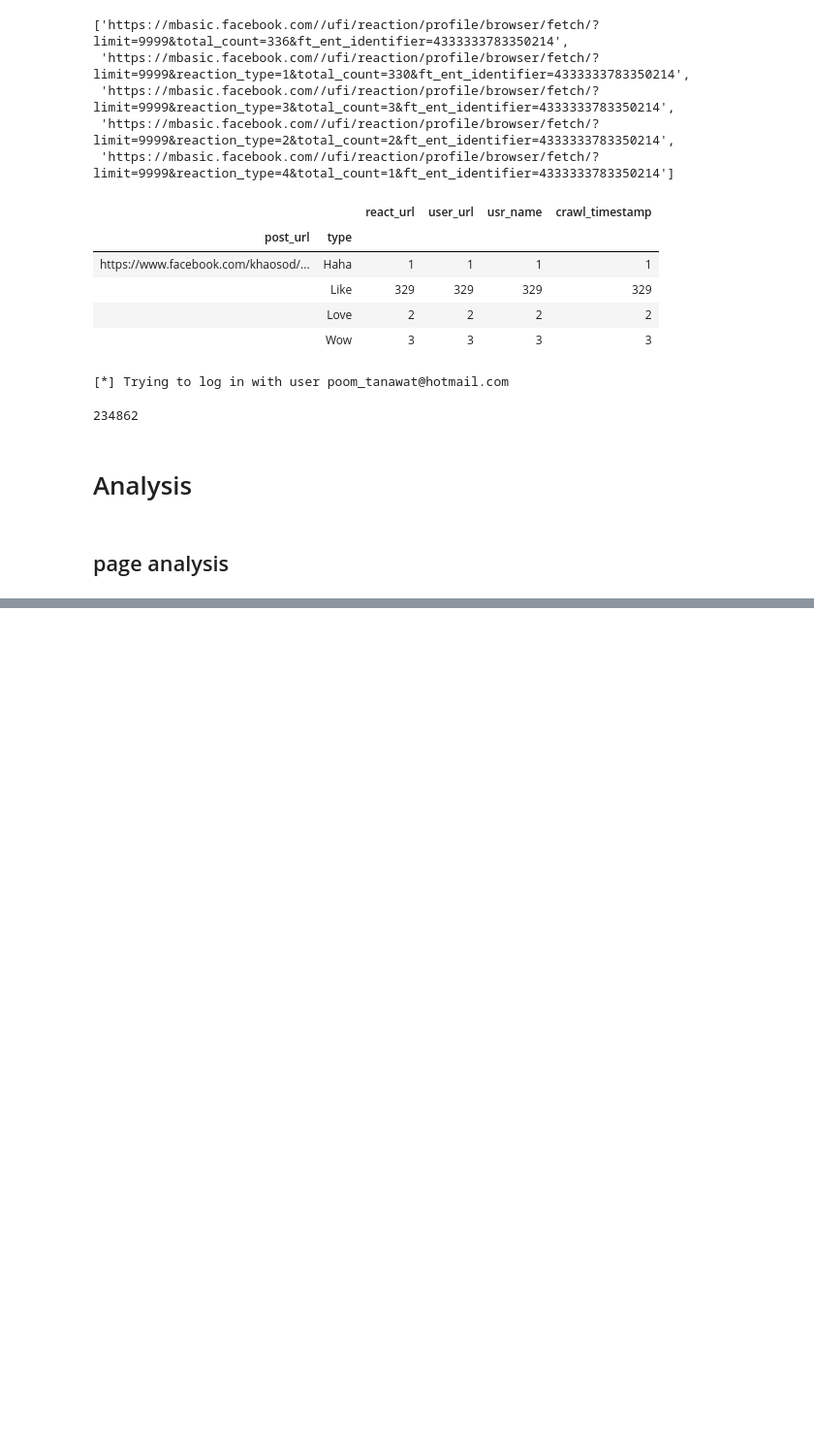
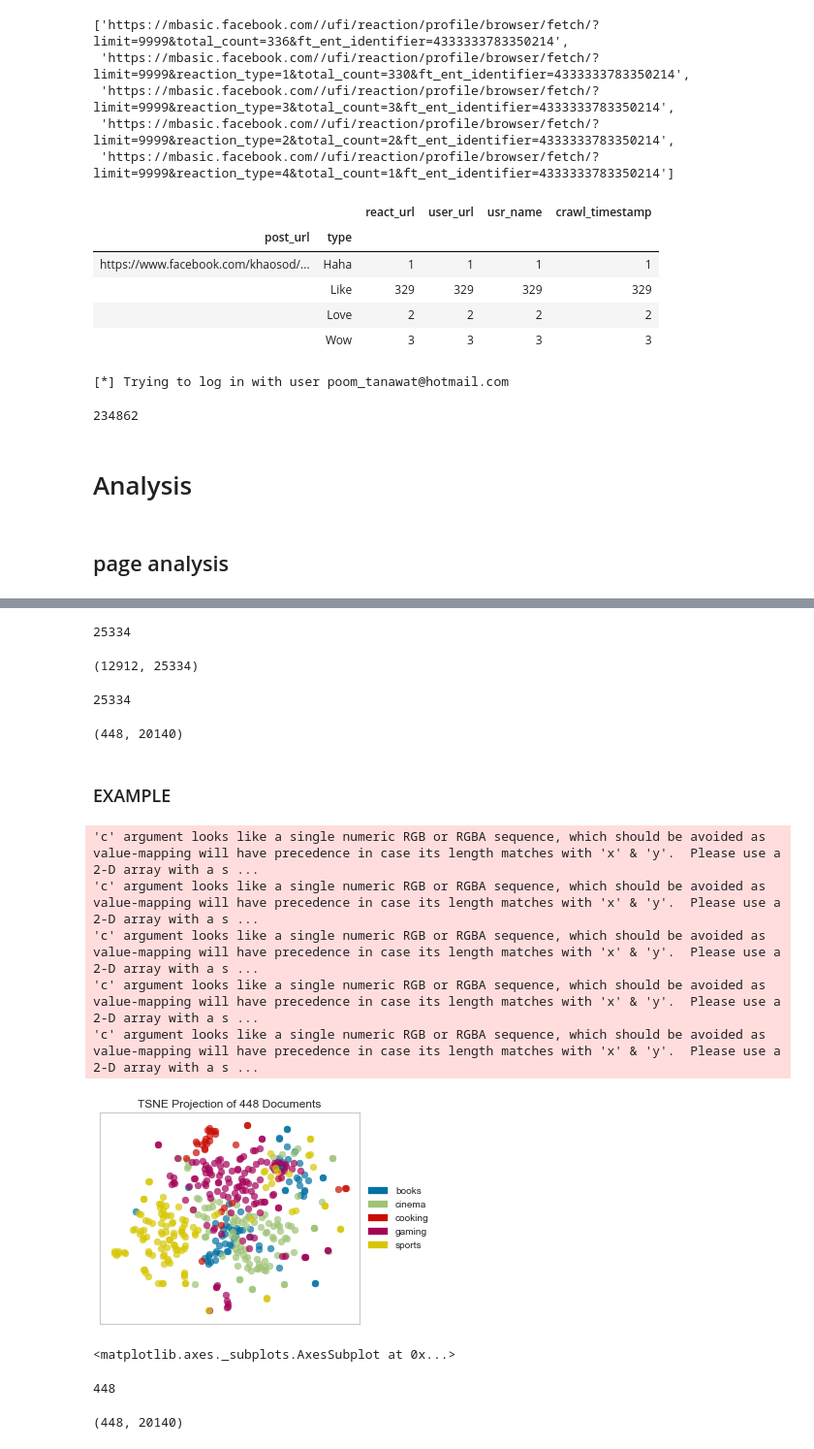
Before and after one commit to Duayt/sna_project, a Jupyter notebook: Poom-Analysis.ipynb, the cells around one changed output, grey strips where cells are left out. Shown at 97% size. Cells and saved outputs as stored; diff of their text form; code cells hidden in the pictures; blank space fills up the shorter version.

```diff
--- a/Poom-Analysis.ipynb
+++ b/Poom-Analysis.ipynb
@@ -647,0 +771,24 @@ len(df)
+# %%
+from sklearn.feature_extraction.text import CountVectorizer
+sentences= df_post['post_message_token'].str.split().tolist()
+
+tokens_list_j = [','.join(tkn) for tkn in sentences]
+cvec = CountVectorizer(analyzer=lambda x:x.split(','))
+c_feat = cvec.fit_transform(tokens_list_j)
+print(len(cvec.vocabulary_))
+c_feat.shape
+# %% [output]
+25334
+(12912, 25334)
+# %%
+from sklearn.feature_extraction.text import TfidfVectorizer
+tvec = TfidfVectorizer(analyzer=lambda x:x.split(','),)
+t_feat = tvec.fit_transform(tokens_list_j)
+print(len(tvec.get_feature_names()))
+# %% [output]
+25334
+# %%
+df_post['page_name'].unique()
+X.shape
+# %% [output]
+(448, 20140)
@@ -647,0 +812,35 @@ len(df)
+# %% [markdown]
+### EXAMPLE
+# %%
+from sklearn.feature_extraction.text import TfidfVectorizer
+
+from yellowbrick.text import TSNEVisualizer
+from yellowbrick.datasets import load_hobbies
+
+# Load the data and create document vectors
+corpus = load_hobbies()
+tfidf = TfidfVectorizer()
+
+X = tfidf.fit_transform(corpus.data)
+y = corpus.target
+
+# Create the visualizer and draw the vectors
+tsne = TSNEVisualizer()
+tsne.fit(X, y)
+tsne.show()
+# %% [output]
+'c' argument looks like a single numeric RGB or RGBA sequence, which should be avoided as value-mapping will have precedence in case its length matches with 'x' & 'y'.  Please use a 2-D array with a s ...
+'c' argument looks like a single numeric RGB or RGBA sequence, which should be avoided as value-mapping will have precedence in case its length matches with 'x' & 'y'.  Please use a 2-D array with a s ...
+'c' argument looks like a single numeric RGB or RGBA sequence, which should be avoided as value-mapping will have precedence in case its length matches with 'x' & 'y'.  Please use a 2-D array with a s ...
+'c' argument looks like a single numeric RGB or RGBA sequence, which should be avoided as value-mapping will have precedence in case its length matches with 'x' & 'y'.  Please use a 2-D array with a s ...
+'c' argument looks like a single numeric RGB or RGBA sequence, which should be avoided as value-mapping will have precedence in case its length matches with 'x' & 'y'.  Please use a 2-D array with a s ...
+[figure, added]
+<matplotlib.axes._subplots.AxesSubplot at 0x...>
+# %%
+len(y)
+# %% [output]
+448
+# %%
+X.shape
+# %% [output]
+(448, 20140)
```
Also changed, not shown: parts of 11 cells of this notebook, 2 other files.
